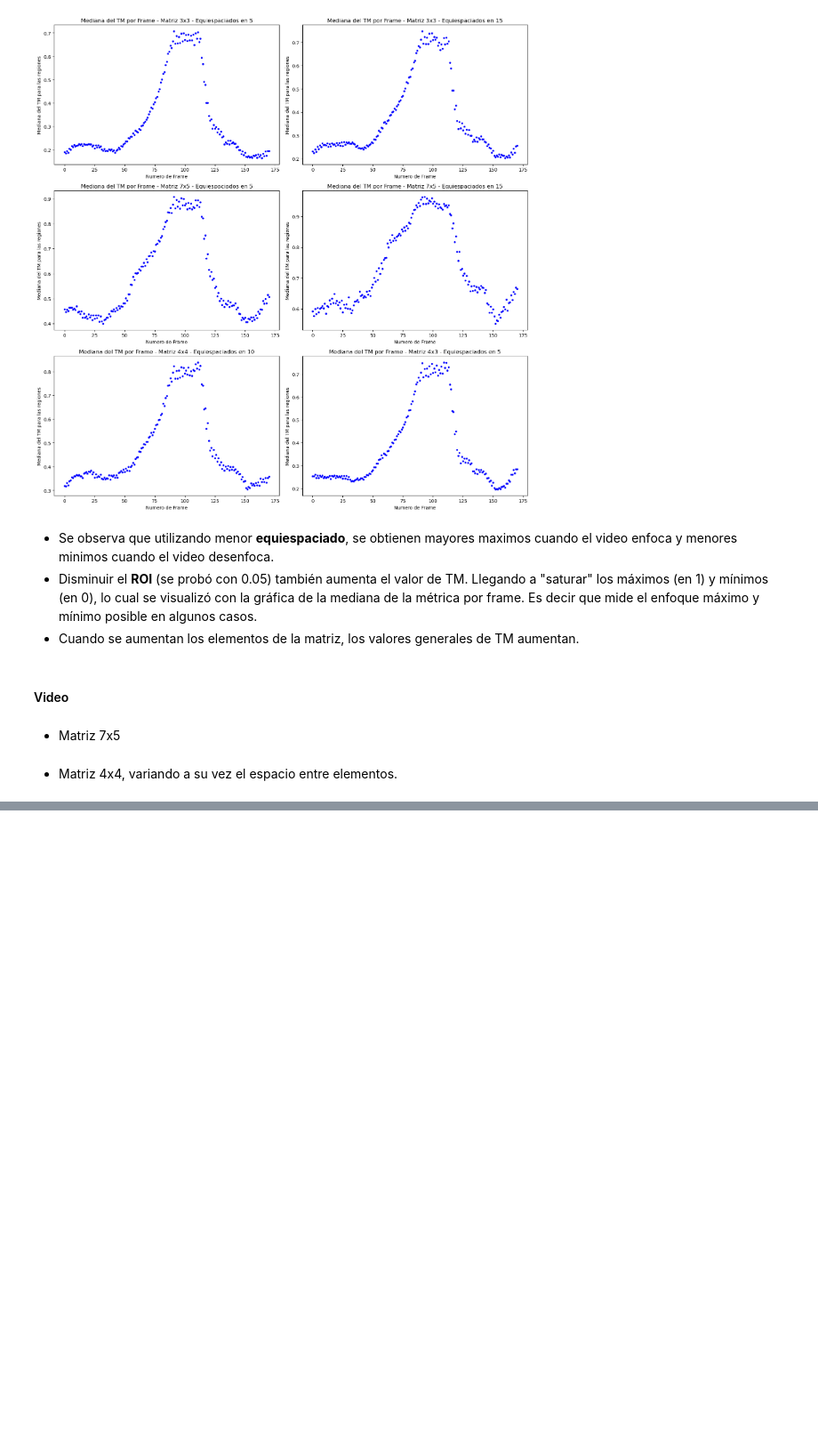
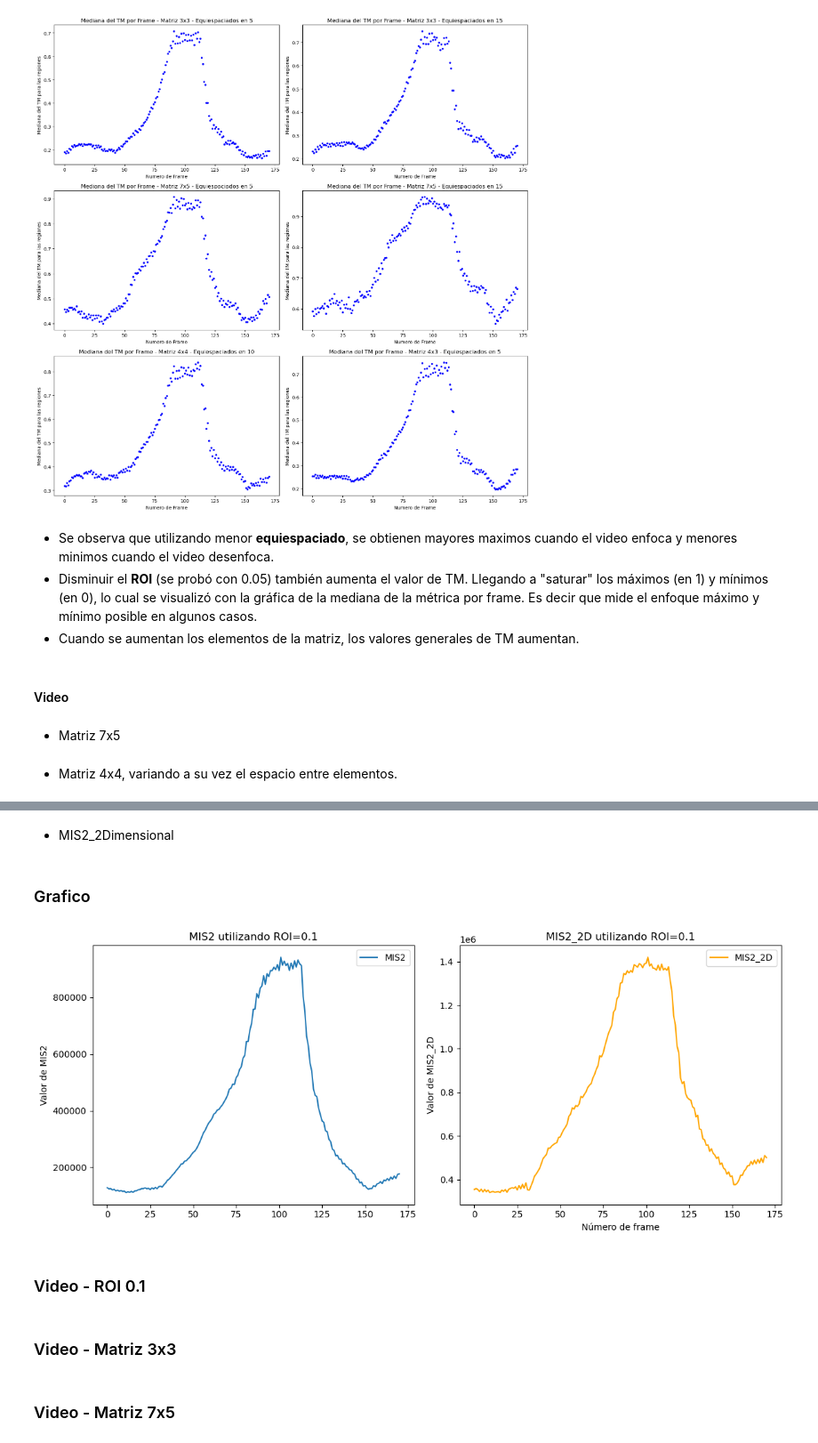
Before and after one commit to Juliodonadello/ComputerVision1, a Jupyter notebook: TPs/TP2/TP2_Donadello.ipynb, the cells around one changed output, grey strips where cells are left out. Shown at 89% size. Drawn from its saved outputs; the diff is of its cells as text; code cells hidden in the pictures; blank space fills up the shorter version.

```diff
--- a/TPs/TP2/TP2_Donadello.ipynb
+++ b/TPs/TP2/TP2_Donadello.ipynb
@@ -471,0 +504,2 @@ cv.destroyAllWindows()
+# %% [markdown]
+- MIS2_2Dimensional
@@ -471,0 +532,50 @@ cv.destroyAllWindows()
+# %% [markdown]
+### Grafico
+# %%
+ratio = 0.1
+#ratio = 0.05
+MIS2_values_roi = []
+MIS2_2D_values_roi = []
+
+cap = cv.VideoCapture(video_path)
+
+while(cap.isOpened()):
+    ret, frame = cap.read()
+    if not ret:
+        break
+
+    # Convertir a escala de grises
+    gray = cv.cvtColor(frame, cv.COLOR_BGR2GRAY)
+
+    # Obtener la region de interes central
+    roi = get_center_roi(gray, roi_ratio=ratio)
+
+    # Calcular la nitidez
+    MIS2_roi = MIS2(roi)
+    MIS2_values_roi.append(MIS2_roi)
+
+    MIS2_2D_roi = MIS2_2Dimensional(roi)
+    MIS2_2D_values_roi.append(MIS2_2D_roi)
+# %%
+# Crear subplots
+fig, axs = plt.subplots(1, 2, figsize=(12, 5), sharex=True)
+
+# Graficar MIS2_values_roi
+axs[0].plot(MIS2_values_roi, label='MIS2')
+axs[0].set_title(f"MIS2 utilizando ROI={ratio}")
+axs[0].set_ylabel("Valor de MIS2")
+axs[0].legend()
+
+# Graficar MIS2_2D_values_roi
+axs[1].plot(MIS2_2D_values_roi, label='MIS2_2D', color='orange')
+axs[1].set_title(f"MIS2_2D utilizando ROI={ratio}")
+axs[1].set_xlabel("Número de frame")
+axs[1].set_ylabel("Valor de MIS2_2D")
+axs[1].legend()
+
+plt.tight_layout()
+plt.show()
+# %% [output]
+[figure, added]
+# %% [markdown]
+### Video - ROI 0.1
@@ -471,0 +622,2 @@ cv.destroyAllWindows()
+# %% [markdown]
+### Video - Matriz 3x3
@@ -471,0 +666,2 @@ cv.destroyAllWindows()
+# %% [markdown]
+### Video - Matriz 7x5
```
Also changed, not shown: parts of 12 cells of this notebook, 4 other files.
